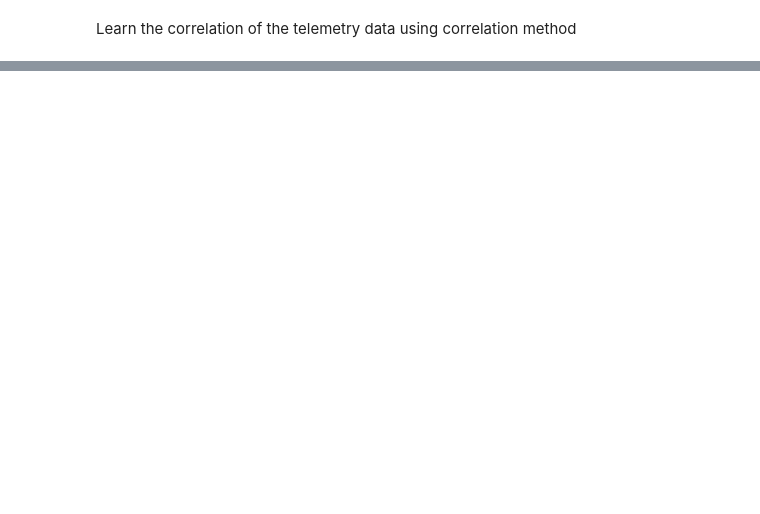
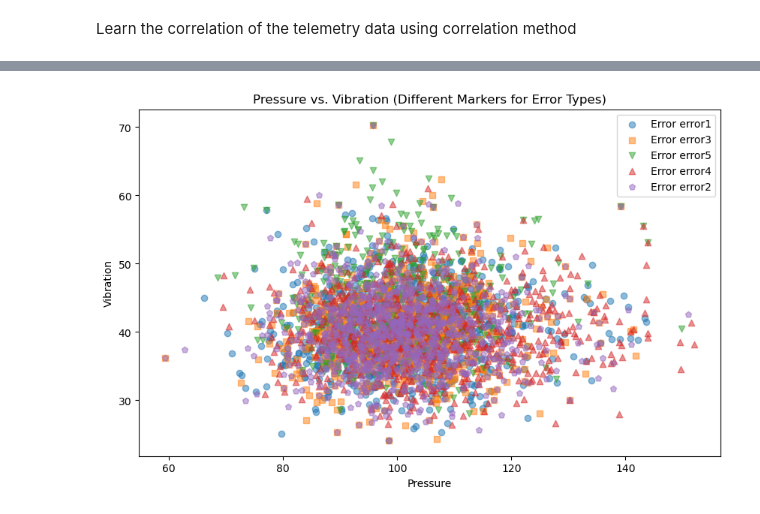
Before and after one commit to Nunusavi/Predictive-Maintenance-for-Industrial-Equipment, a Jupyter notebook: Data processing.ipynb, the cells around one changed output, grey strips where cells are left out. Drawn from its saved outputs; the diff is of its cells as text; code cells hidden in the pictures; blank space fills up the shorter version.

```diff
--- a/Data processing.ipynb
+++ b/Data processing.ipynb
@@ -187,0 +271,13 @@ plt.show()
+# %%
+plt.figure(figsize=(10, 6))
+markers = ['o', 's', 'v', '^', 'p']
+for error_id, marker in zip(errors_with_telemetry['errorID'].unique(), markers):
+    error_data = errors_with_telemetry[errors_with_telemetry['errorID'] == error_id]
+    plt.scatter(error_data['pressure'], error_data['vibration'], marker=marker, label=f'Error {error_id}', alpha=0.5)
+plt.xlabel('Pressure')
+plt.ylabel('Vibration')
+plt.title('Pressure vs. Vibration (Different Markers for Error Types)')
+plt.legend()
+plt.show()
+# %% [output]
+[figure, added]
```
Also changed, not shown: parts of 18 cells of this notebook.
